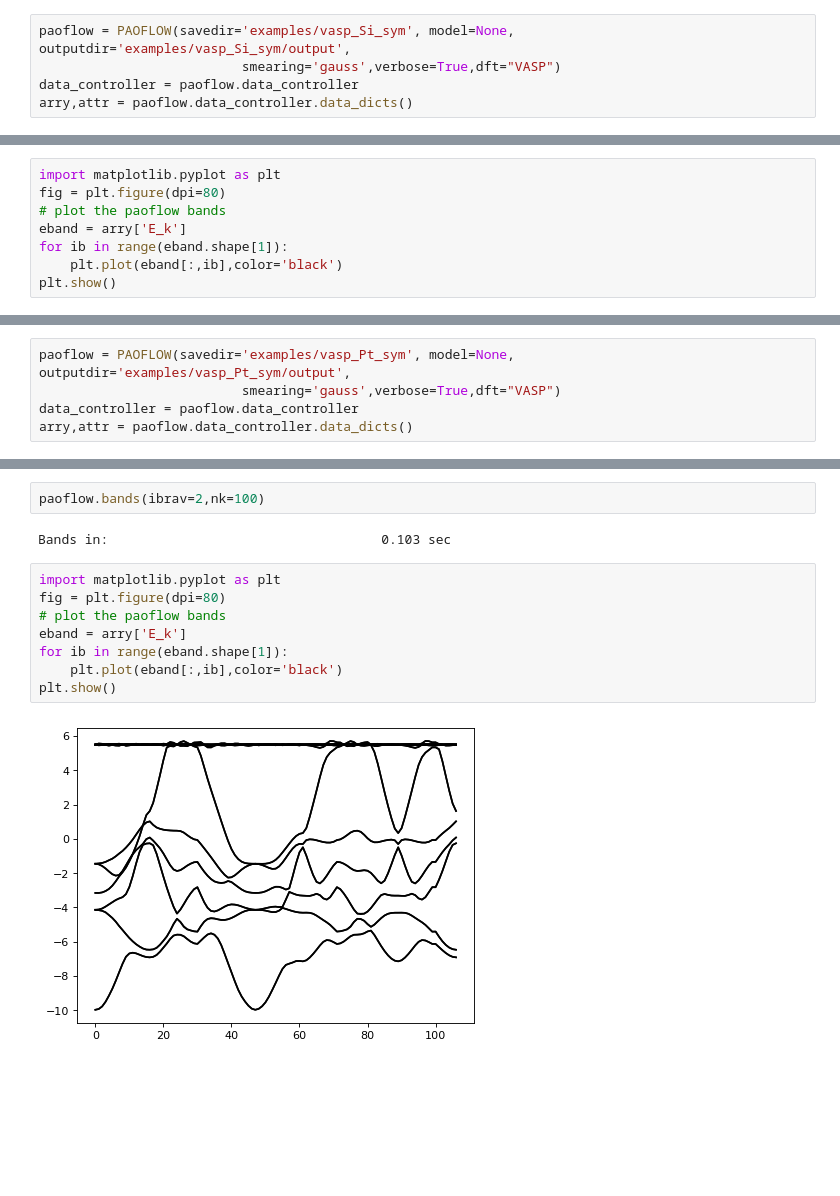
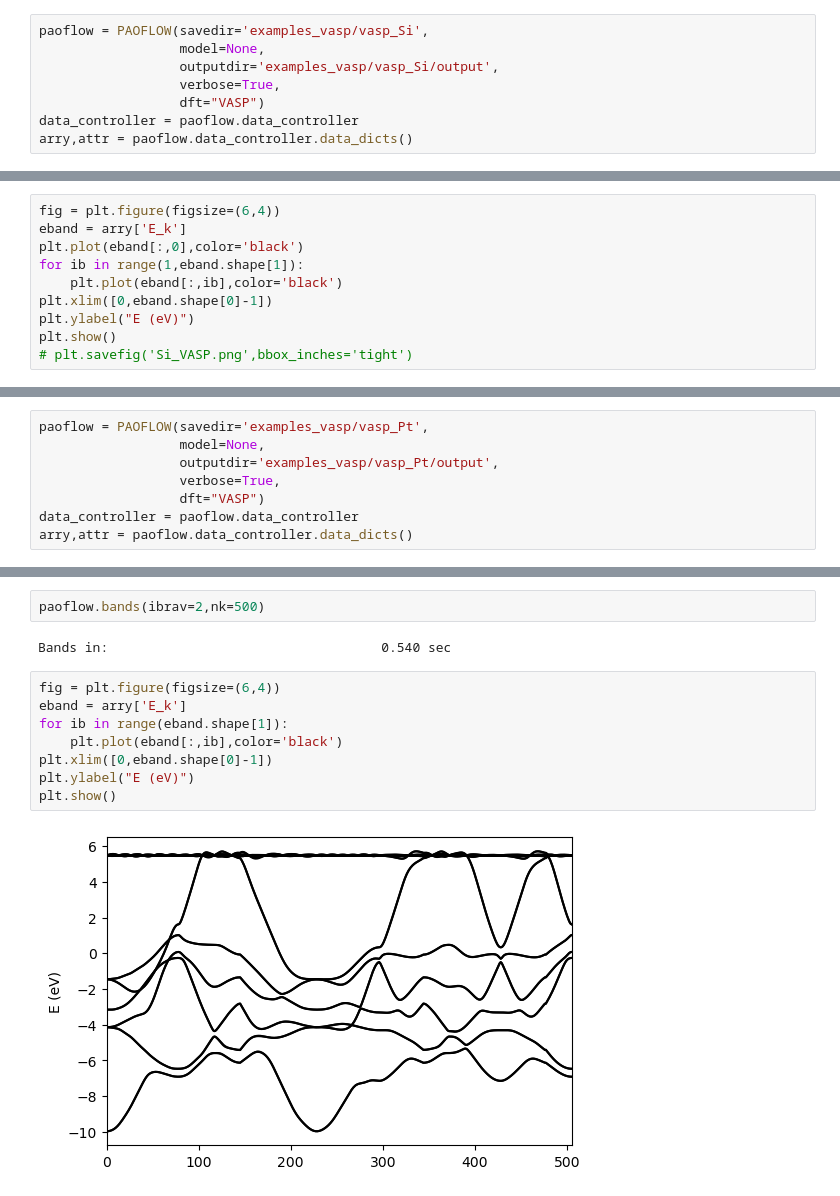
Before and after one commit to marcobn/PAOFLOW, a Jupyter notebook: VASP_examples.ipynb, the cells around one changed output, grey strips where cells are left out. Saved outputs shown, nothing was run; the diff lists cells and outputs as text; blank space fills up the shorter version.

```diff
--- a/VASP_examples.ipynb
+++ b/VASP_examples.ipynb
@@ -8,6 +15,9 @@ import numpy as np
 # %%
-paoflow = PAOFLOW(savedir='examples/vasp_Si_sym', model=None, outputdir='examples/vasp_Si_sym/output',
-                          smearing='gauss',verbose=True,dft="VASP")
+paoflow = PAOFLOW(savedir='examples_vasp/vasp_Si',
+                  model=None,
+                  outputdir='examples_vasp/vasp_Si/output',
+                  verbose=True,
+                  dft="VASP")
 data_controller = paoflow.data_controller
 arry,attr = paoflow.data_controller.data_dicts()
 # %% [output]
@@ -74,9 +81,11 @@ Bands in:                                   0.136 sec
 # %%
-import matplotlib.pyplot as plt
-fig = plt.figure(dpi=80)
-# plot the paoflow bands
+fig = plt.figure(figsize=(6,4))
 eband = arry['E_k']
-for ib in range(eband.shape[1]):
+plt.plot(eband[:,0],color='black')
+for ib in range(1,eband.shape[1]):
     plt.plot(eband[:,ib],color='black')
+plt.xlim([0,eband.shape[0]-1])
+plt.ylabel("E (eV)")
 plt.show()
+# plt.savefig('Si_VASP.png',bbox_inches='tight')
 # %% [output]
@@ -86,6 +95,9 @@ plt.show()
 # %%
-paoflow = PAOFLOW(savedir='examples/vasp_Pt_sym', model=None, outputdir='examples/vasp_Pt_sym/output',
-                          smearing='gauss',verbose=True,dft="VASP")
+paoflow = PAOFLOW(savedir='examples_vasp/vasp_Pt',
+                  model=None,
+                  outputdir='examples_vasp/vasp_Pt/output',
+                  verbose=True,
+                  dft="VASP")
 data_controller = paoflow.data_controller
 arry,attr = paoflow.data_controller.data_dicts()
 # %% [output]
@@ -149,17 +158,17 @@ k -> R in:                                  0.102 sec
 # %%
-paoflow.bands(ibrav=2,nk=100)
+paoflow.bands(ibrav=2,nk=500)
 # %% [output]
-Bands in:                                   0.103 sec
+Bands in:                                   0.540 sec
 # %%
-import matplotlib.pyplot as plt
-fig = plt.figure(dpi=80)
-# plot the paoflow bands
+fig = plt.figure(figsize=(6,4))
 eband = arry['E_k']
 for ib in range(eband.shape[1]):
     plt.plot(eband[:,ib],color='black')
+plt.xlim([0,eband.shape[0]-1])
+plt.ylabel("E (eV)")
 plt.show()
 # %% [output]
-[figure, old version]
+[figure, new version]
 # %%
 paoflow.interpolated_hamiltonian()
 paoflow.pao_eigh()
```
Also changed, not shown: parts of 70 cells of this notebook, 6 other files.
